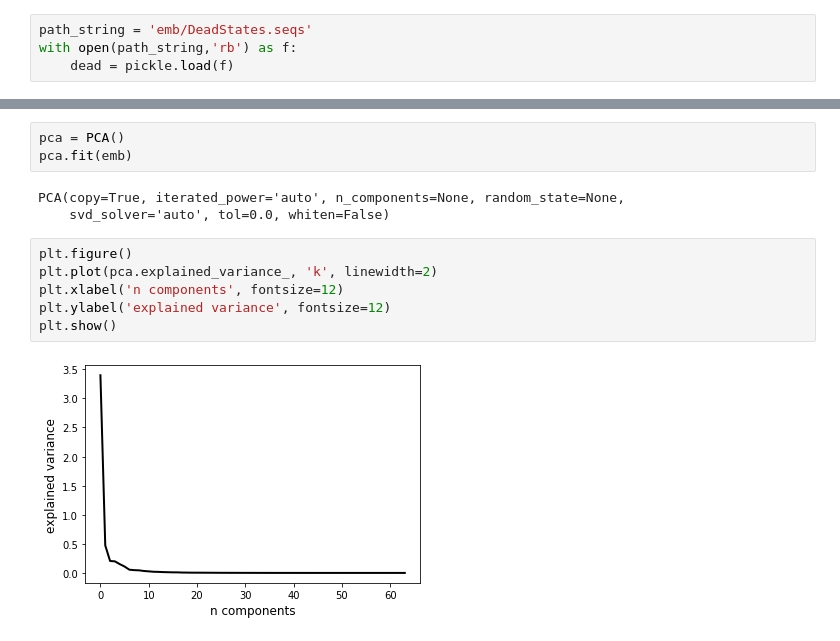
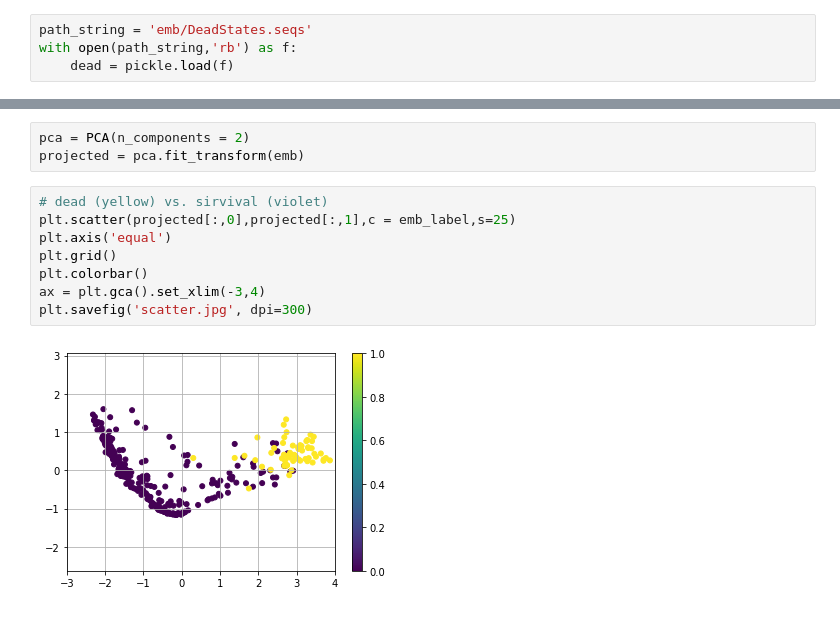
Before and after one commit to hsd1503/covid19_rnn, a Jupyter notebook: ResultsVis.ipynb, the cells around one changed output, grey strips where cells are left out. Drawn from its saved outputs; the diff is of its cells as text.

```diff
--- a/ResultsVis.ipynb
+++ b/ResultsVis.ipynb
@@ -105,15 +125,14 @@ for i in range (len(dead)):
 # %%
-pca = PCA()
-pca.fit(emb)
+pca = PCA(n_components = 2)
+projected = pca.fit_transform(emb)
-# %% [output]
-PCA(copy=True, iterated_power='auto', n_components=None, random_state=None,
-    svd_solver='auto', tol=0.0, whiten=False)
-# %%
-plt.figure()
-plt.plot(pca.explained_variance_, 'k', linewidth=2)
-plt.xlabel('n components', fontsize=12)
-plt.ylabel('explained variance', fontsize=12)
-plt.show()
-# %% [output]
-[figure, removed]
+# %%
+# dead (yellow) vs. sirvival (violet)
+plt.scatter(projected[:,0],projected[:,1],c = emb_label,s=25)
+plt.axis('equal')
+plt.grid()
+plt.colorbar()
+ax = plt.gca().set_xlim(-3,4)
+plt.savefig('scatter.jpg', dpi=300)
+# %% [output]
+[figure, added]
 # %%
```
Also changed, not shown: parts of 7 cells of this notebook.
